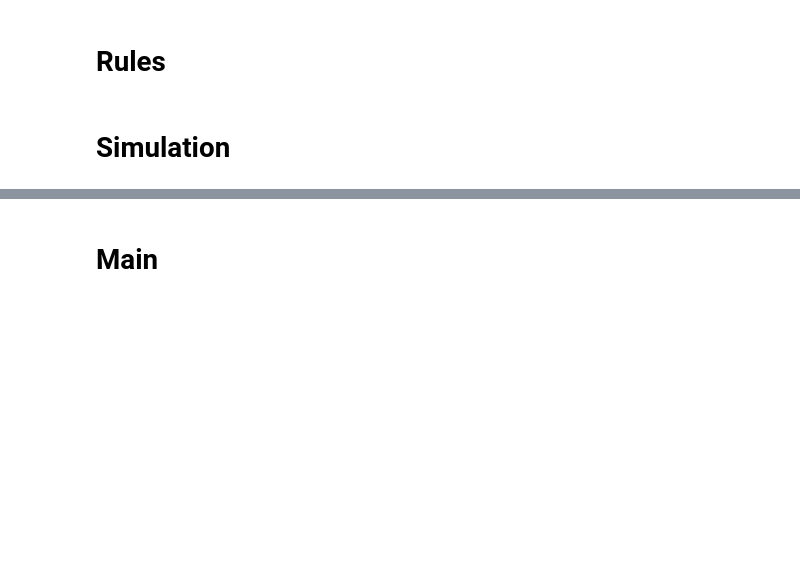
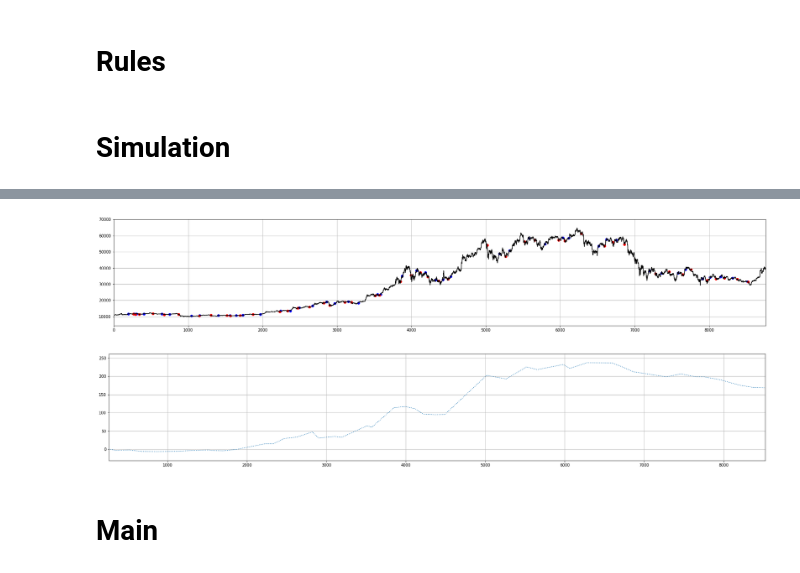
Before and after one commit to 9rib-on-the-grind/cry, a Jupyter notebook: ipynb/system.ipynb, the cells around one changed output, grey strips where cells are left out. Drawn from its saved outputs; the diff is of its cells as text; code cells hidden in the pictures; blank space fills up the shorter version.

Commit message:
Implement basic simulation & optimize time and memory usage

```diff
--- a/ipynb/system.ipynb
+++ b/ipynb/system.ipynb
@@ -328,0 +397,65 @@ simulation.simulate(history, '1h', n)
+# %%
+class Simulation:
+    def simulate(self, history, timeframe, n):
+        pair = 'BTC/USDT'
+        old_history, new_history = history.iloc[:-n], history.iloc[-n:]
+
+        historical_data = DataMaintainer()
+        historical_data.add(data=old_history.values.T, keys=list(history), location=[pair, '1h', 'History'])
+
+        pair_trader = PairTrader()
+        pair_trader.set_data(historical_data[pair])
+
+        inds = [MovingAverageIndicator(historical_data[pair, '1h'], 90),
+                MovingAverageIndicator(historical_data[pair, '1h'], 25)]
+        rule = MACrossoverRule(patience=5)
+
+        rule_exp = RuleExpert(inds, rule)
+        tf_exp = TimeFrameExpert('1h')
+        pair_exp = PairExpert(*pair.split('/'))
+
+        tf_exp.set_experts([rule_exp])
+        pair_exp.set_experts([tf_exp])
+
+        pair_trader.set_expert(pair_exp)
+
+        for idx, row in new_history.iterrows():
+            pair_trader.update({'1h': row})
+            pair_trader.act()
+
+        plot(new_history['Close'], pair_trader)
+
+
+def plot(close, trader):
+    n = len(close)
+    trader.data.show()
+    trader.show_evaluation()
+
+    buy, sell = trader.trades[::2], trader.trades[1::2]
+    buy_time, sell_time = trader.times[::2], trader.times[1::2]
+
+    config_plot(plt)
+
+    plt.plot(range(n), close, color='black')
+    plt.scatter(buy_time, [x[2] for x in buy], color='blue')
+    plt.scatter(sell_time, [x[2] for x in sell], color='red')
+
+    config_plot(plt)
+    plt.plot(sell_time, trader.profit, linestyle=':')
+
+
+def config_plot(plt):
+    plt.figure(figsize = (30, 5))
+    plt.margins(0, .1)
+    plt.grid(True)
+
+
+def load_history(filename):
+    return pd.read_csv(data_dir + filename)
+
+
+history = load_history('1h.csv')
+n = 24 * 365
+simulation = Simulation()
+simulation.simulate(history, '1h', n)
+# %% [output]
@@ -329,2 +479,4 @@ simulation.simulate(history, '1h', n)
+[figure, added]
+[figure, added]
 # %% [markdown]
 # Main
```
Also changed, not shown: parts of 9 cells of this notebook.
